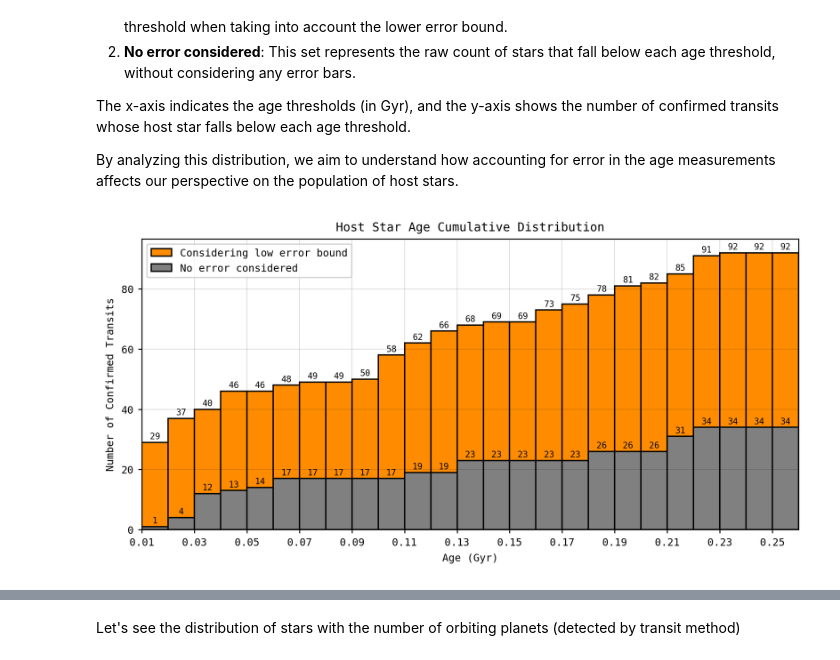
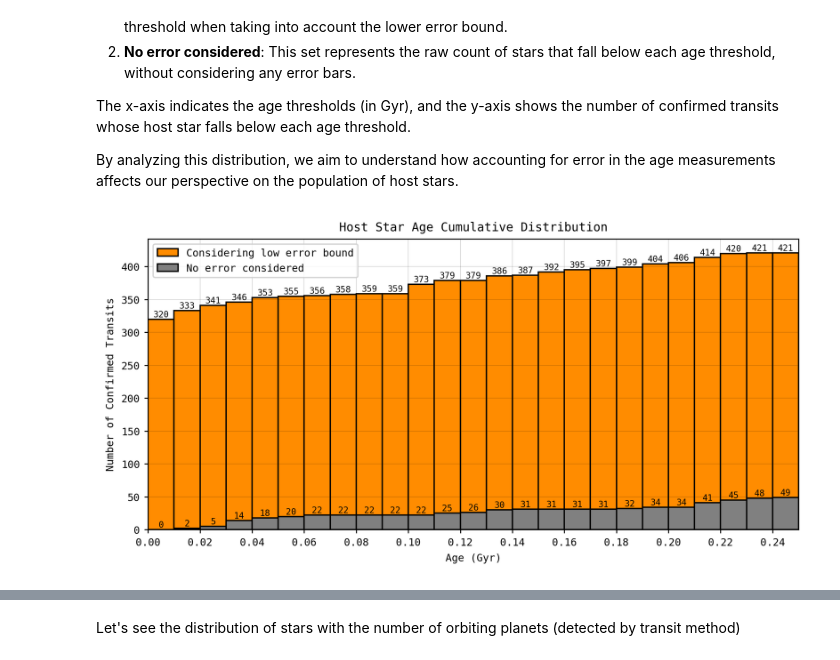
Before and after one commit to pererossello/young_star_confirmed_exo, a Jupyter notebook: code/counting_young_exo_with_error.ipynb, the cells around one changed output, grey strips where cells are left out. Saved outputs shown, nothing was run; the diff lists cells and outputs as text; code cells hidden in the pictures.

Commit message:
changed_to_NASA_database

```diff
--- a/code/counting_young_exo_with_error.ipynb
+++ b/code/counting_young_exo_with_error.ipynb
@@ -49,7 +54,7 @@ young_lim = 0.606
 custom_bins_whole = np.linspace(0, 15, 100)
 custom_bins_smol = np.linspace(0, young_lim, 50)
 
-n, bins, patches = ax.hist(df_t['star_age'].dropna(), bins=custom_bins_whole, edgecolor=None, alpha=1)
+n, bins, patches = ax.hist(df_t['st_age'].dropna(), bins=custom_bins_whole, edgecolor=None, alpha=1)
 for i in range(4):
     patches[i].set_facecolor('darkred')
 
@@ -67,7 +72,7 @@ ax_in = fig.add_axes(inner_pos)
 ax_in.tick_params(axis='both', which='major', labelsize=1.5 * fs)
 ax_in.set_xlabel('Star Age (Gyr)', fontsize=1.5 * fs)
 ax_in.set_ylabel('Frequency', fontsize=1.5 * fs)
-ax_in.hist(df_t['star_age'].dropna(), bins=custom_bins_smol, edgecolor=None, alpha=1, color='darkred')
+ax_in.hist(df_t['st_age'].dropna(), bins=custom_bins_smol, edgecolor=None, alpha=1, color='darkred')
 ax_in.set_title('Young Stars', fontsize=1.75 * fs, color='k', zorder=3)
 ax_in.grid(which='major', linewidth=fs * 0.025)
 ax.set_title('Distribution of Star Ages (Transit Method)', fontsize=2.3 * fs, color='k')
@@ -90,17 +95,17 @@ plt.show()
 # %% [markdown]
 Let's now plot the host star ages with their error bars
 # %%
-data = pyexoplaneteu.get_data()
-df = pd.DataFrame.from_dict(data)
-
-df = df.loc[df.detection_type == 'Primary Transit']  # Filter by exoplanets detected via the transit method
-df = df.dropna(subset=['star_age']) # Drop rows with no age information
-df = df.sort_values(by='star_age').reset_index(drop=True)  # Sort by host star age
-df['star_age_error_min'].fillna(0, inplace=True)
+data_NASA = votable.parse_single_table('../data/database_NASA2.votable')
+df = data_NASA.to_table().to_pandas()
+df = df[df['tran_flag'] == '1']
+df = df.dropna(subset=['st_age']) # Drop rows with no age information
+df = df.sort_values(by='st_age').reset_index(drop=True)  # Sort by host star age
+df['st_ageerr1'].fillna(0, inplace=True)
+df['st_ageerr2'].fillna(0, inplace=True)
 
 
 age_lim = 0.1  # This is the age limit in Gyr for considering a star young
-df_filt = df.loc[df['star_age'] - np.abs(df['star_age_error_min']) < age_lim]
+df_filt = df.loc[df['st_age'] - np.abs(df['st_ageerr2']) < age_lim]
 
 # Initialize plot using function defined in the plot_utils.py file
 rat = 2
@@ -111,7 +116,7 @@ fig, axs, fs, gs = pu.initialize_figure(fig_w=fig_w, fig_h=fig_h, ratio=None, th
 ax = axs[0][0]
 ms, capsize, ew = 0.05, 0.1, 0.1
 
-x, y, yerr = ut.get_params(df)
+x, y, yerr = ut.get_params_nasa(df)
 yerr_lower, yerr_upper = yerr
 
 y2, yerr_lower2, yerr_upper2 = [], [], []
@@ -131,7 +136,7 @@ ax.scatter(x, y, color='black', label='Star Age', s=ms*fs, zorder=2)
 
 # Plot the error as filled region
 ax.fill_between(x, y - yerr_lower, y + yerr_upper, color='grey', alpha=1, lw=0, zorder=1, label='Error')
-ax.errorbar(x, y2, yerr2, fmt='s', color='darkorange', ecolor='darkorange',
+ax.errorbar(x, y2, yerr2, fmt='s', color='darkred', ecolor='darkorange',
             capsize=capsize*fs, markersize=ms*fs, elinewidth=ew*fs, capthick=ew*fs,
             label=f'Star Age < {age_lim} Gyr')
 
@@ -175,7 +180,7 @@ The x-axis indicates the age thresholds (in Gyr), and the y-axis shows the numbe
 
 By analyzing this distribution, we aim to understand how accounting for error in the age measurements affects our perspective on the population of host stars.
 # %%
-vals = np.linspace(0.01, 0.25, 25)
+vals = np.linspace(0.00, 0.24, 25)
 
 nums = []
 nums_lowerr = []
@@ -199,35 +204,35 @@ ax.bar(vals, nums, width=bar_width,
        color='gray',
        edgecolor='k', align='edge', label='No error considered')
 
 # add the value on top of bars
 for i, val in enumerate(vals):
     ax.text(val+bar_width/2, nums[i]+0.5, nums[i], ha='center', va='bottom', fontsize=fs*1.25)
     ax.text(val+bar_width/2, nums_lowerr[i]+0.5, nums_lowerr[i], ha='center', va='bottom', fontsize=fs*1.25)
 
 
 # Customization like title, labels, legend
 ax.set_title('Host Star Age Cumulative Distribution', fontsize=fs*1.75)
 ax.set_ylabel('Number of Confirmed Transits', fontsize=fs*1.5)
 ax.set_xlabel('Age (Gyr)', fontsize=fs*1.5)
 ax.legend(loc='upper left', fontsize=fs*1.5)
 
 
 
 ax.set_xticks(vals[::2])
-ax.set_xlim(0.01, 0.26)
+ax.set_xlim(0.00, 0.25)
 
 savefold = '../figures/'
 if not os.path.exists(savefold):
     # create the folder if it does not exist
     os.makedirs(savefold)
 figname = 'cum_age_error_plot.png'
 savepath = savefold + figname
 
 fig.savefig(savepath, dpi=300, bbox_inches='tight')
 
 plt.show()
 # %% [output]
-[figure, old version]
+[figure, new version]
 # %%
 text = f'From the {len(df)} stars with confirmed transits whose host star age is determined, {len(df_filt)} are younger than {age_lim} Gy considering error bars.'
 print(text)
```
Also changed, not shown: parts of 14 cells of this notebook, 7 other files.
